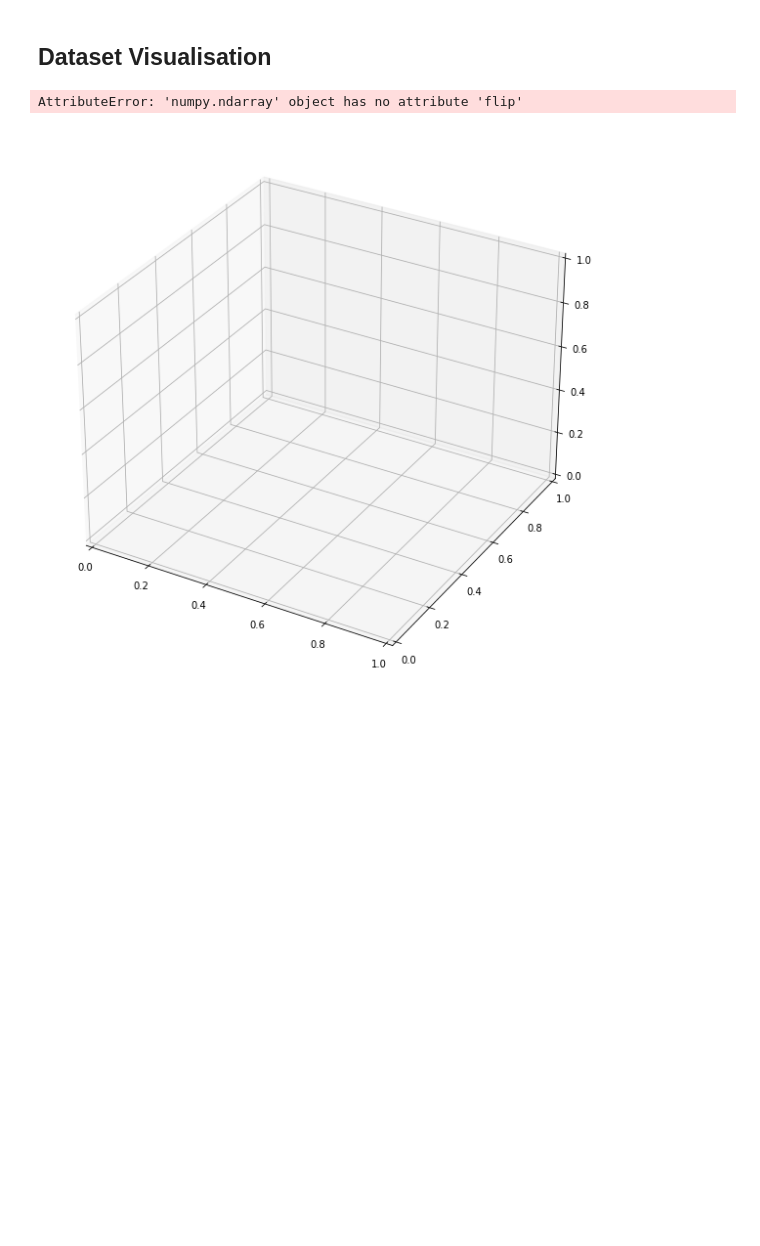
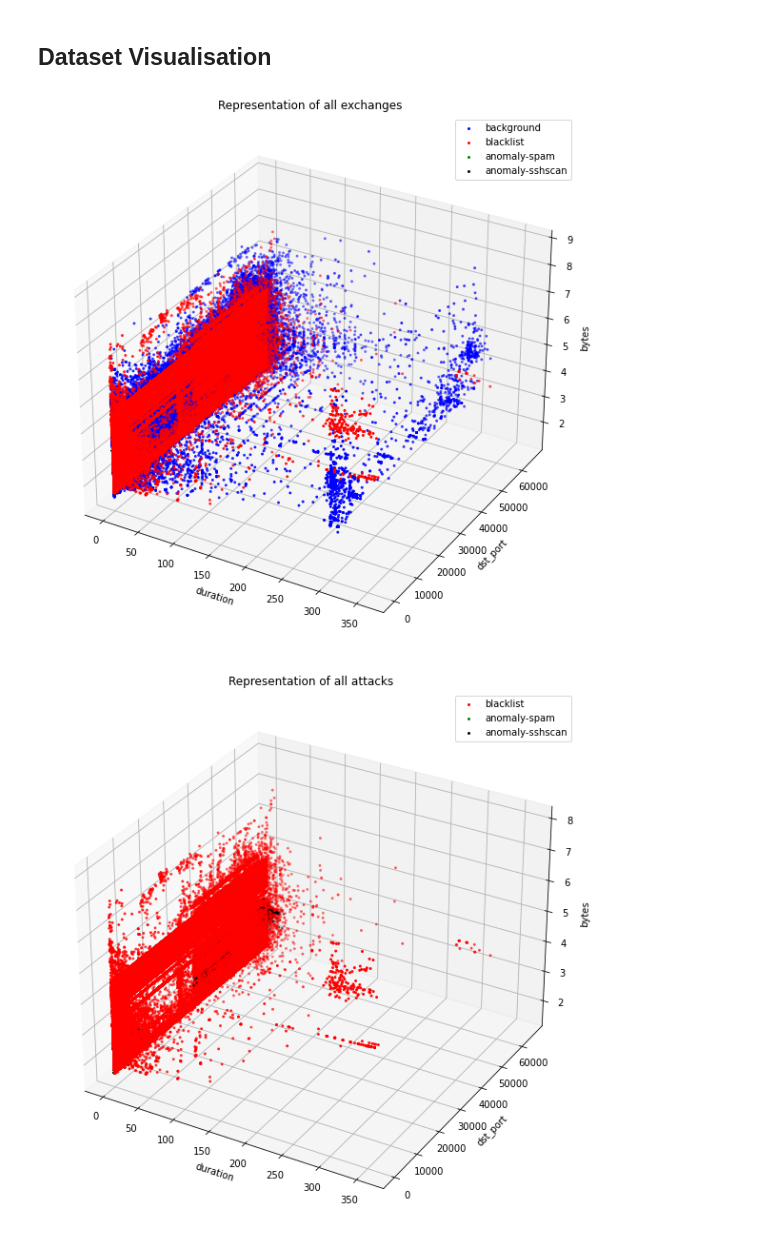
Before and after one commit to Leiyks/MLSECU, a Jupyter notebook: mlsecu.ipynb, the cells around one changed output. Saved outputs shown, nothing was run; the diff lists cells and outputs as text; code cells hidden in the pictures; blank space fills up the shorter version.

```diff
--- a/mlsecu.ipynb
+++ b/mlsecu.ipynb
@@ -85,31 +85,31 @@ numeric_df.describe()
 # %%
 def show3D_flow_exchanges(df, x_axis, y_axis, z_axis, title):
     fig = plt.figure(figsize=(10,12))
     ax = fig.add_subplot(111, projection='3d')
 
     color = {
         'background': 'blue',
         'blacklist': 'red',
         'anomaly-spam': 'green',
         'anomaly-sshscan': 'black'
     }
 
-    for label in np.flip(df.label.unique()):
+    for label in df.label.unique():
         df_label = df[df.label == label]
         x = df_label[x_axis]
         y = df_label[y_axis]
         z = df_label[z_axis]
         ax.scatter(x, y, np.log10(z), color=color[label], label=label, marker='.', s=15)
 
     ax.set_xlabel(x_axis)
     ax.set_ylabel(y_axis)
     ax.set_zlabel(z_axis)
     ax.set_title(title)
 
     plt.legend()
 
 show3D_flow_exchanges(df, 'duration', 'dst_port', 'bytes', 'Representation of all exchanges')
 show3D_flow_exchanges(df[df.label != 'background'], 'duration', 'dst_port', 'bytes', 'Representation of all attacks')
 # %% [output]
-AttributeError: 'numpy.ndarray' object has no attribute 'flip'
-[figure, old version]
+[figure, new version]
+[figure, added]
```
